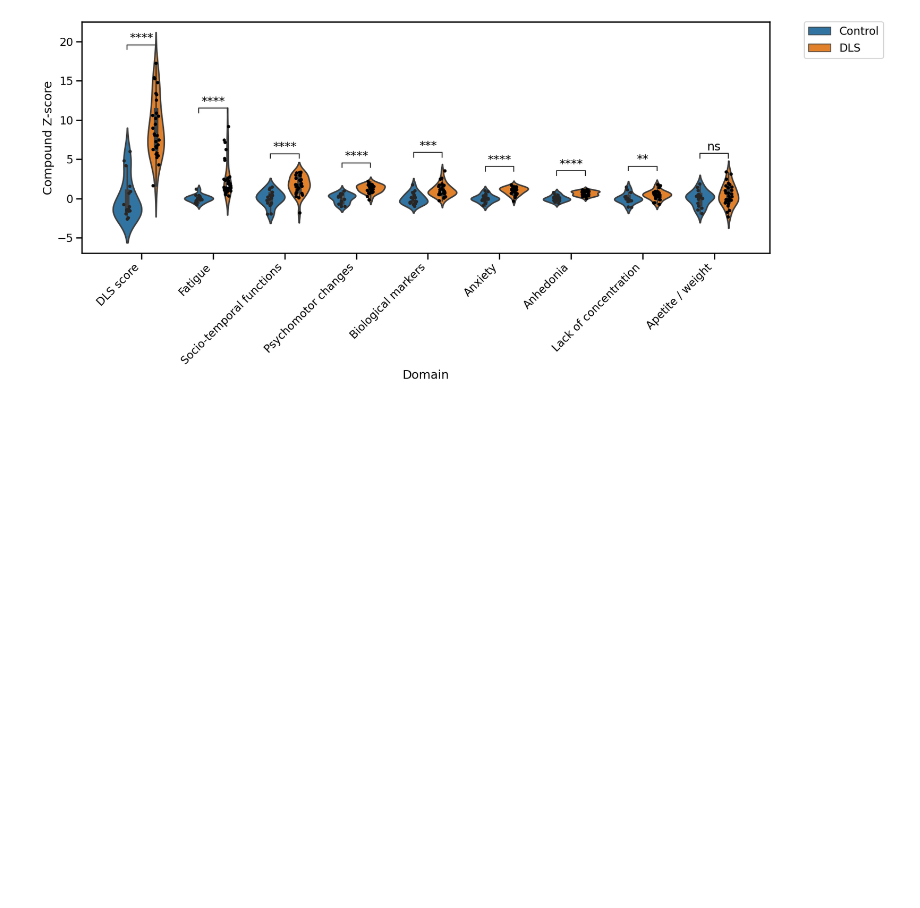
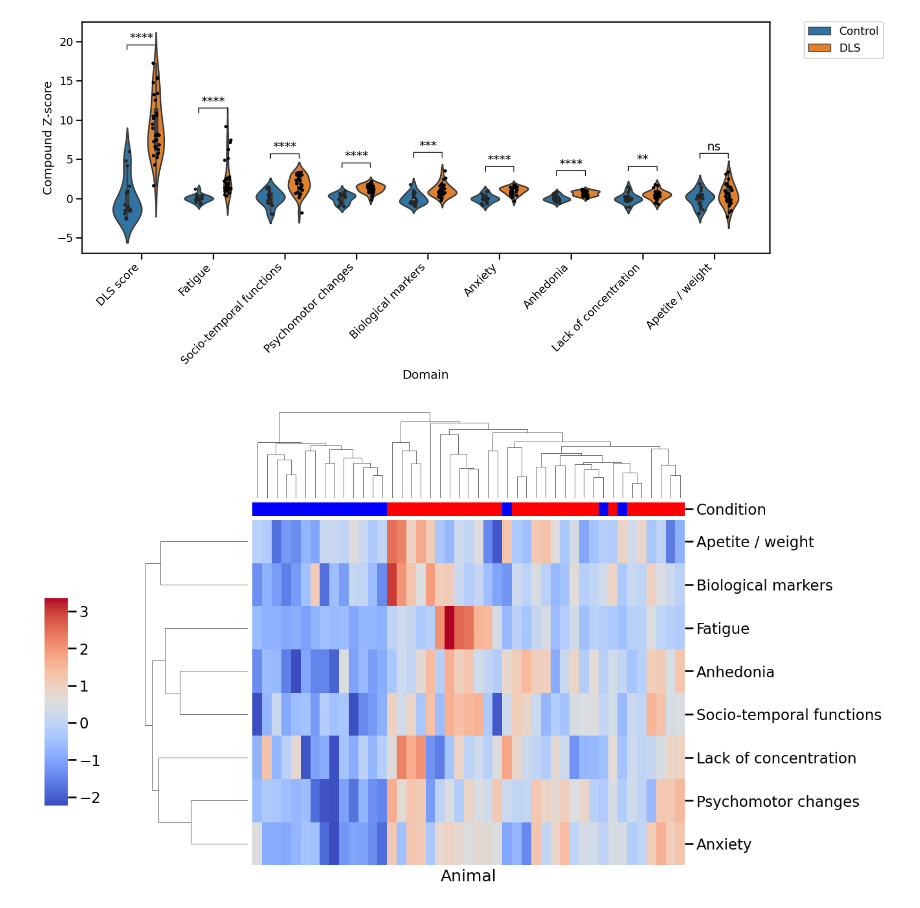
Before and after one commit to lucasmiranda42/DLS, a Jupyter notebook: notebooks/DLS_scores_per_domain.ipynb, the cells around one changed output. Drawn from its saved outputs; the diff is of its cells as text; code cells hidden in the pictures; blank space fills up the shorter version.

```diff
--- a/notebooks/DLS_scores_per_domain.ipynb
+++ b/notebooks/DLS_scores_per_domain.ipynb
@@ -605,3 +601,22 @@ Lack of concentration_Control vs. Lack of concentration_DLS: Mann-Whitney-Wilcox
 Anxiety_Control vs. Anxiety_DLS: Mann-Whitney-Wilcoxon test two-sided with Benjamini-Hochberg correction, P_val:4.723e-06 U_stat=4.200e+01
 Biological markers_Control vs. Biological markers_DLS: Mann-Whitney-Wilcoxon test two-sided with Benjamini-Hochberg correction, P_val:1.423e-04 U_stat=7.500e+01
 [figure]
+# %%
+heatmap = sns.clustermap(domain_scores.iloc[:, 2:-1].T,
+    figsize=(12, 8),
+    cmap="coolwarm",
+    z_score=0,
+    row_cluster=True,
+    col_cluster=True,
+    col_colors=domain_scores.Condition.map({"Control": "blue", "DLS": "red"}),
+    cbar_pos=(-0.1, .2, .03, .4),
+)
+
+# Remove X ticks and labels
+ax = heatmap.ax_heatmap
+ax.set_xticks([])
+ax.set_xlabel("Animal")
+
+plt.show()
+# %% [output]
+[figure, added]
```
Also changed, not shown: parts of 5 cells of this notebook, 9 other files.
